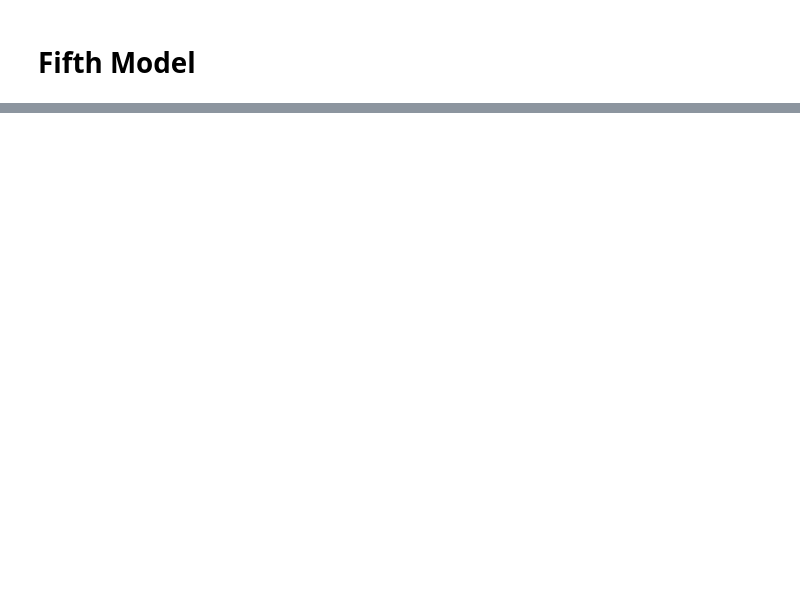
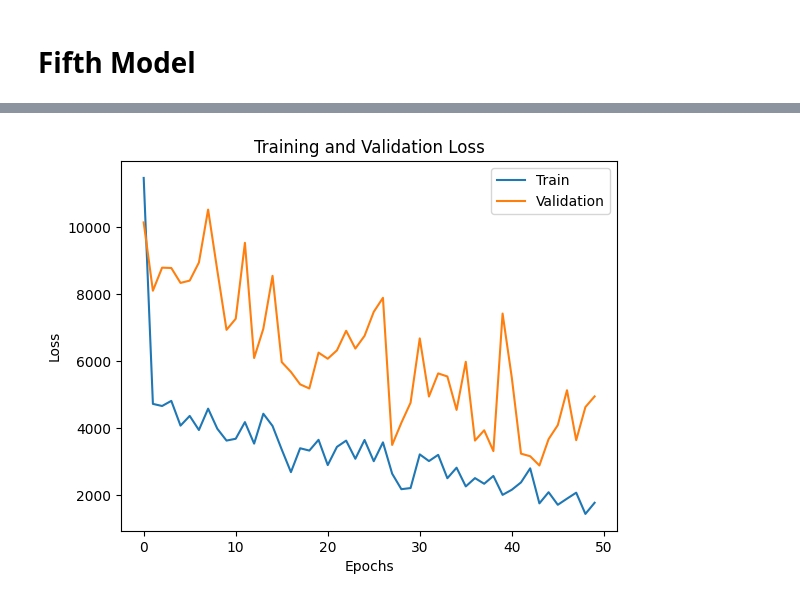
Before and after one commit to MAKEgroup/Covid_19_Propagation, a Jupyter notebook: Project/NN_Modeling.ipynb, the cells around one changed output, grey strips where cells are left out. Saved outputs shown, nothing was run; the diff lists cells and outputs as text; code cells hidden in the pictures; blank space fills up the shorter version.

Commit message:
plots of nn process added

```diff
--- a/Project/NN_Modeling.ipynb
+++ b/Project/NN_Modeling.ipynb
@@ -208,6 +237,6 @@ Model: "sequential_9"
  Trainable params: 2,561 (10.00 KB)
  Non-trainable params: 0 (0.00 B)
 # %%
-history = modle_1.fit(X_tr, y_tr, validation_split=0.25, epochs=50, batch_size=50)
+history1 = modle_1.fit(X_tr, y_tr, validation_split=0.25, epochs=50, batch_size=50)
 # %% [output]
 Epoch 1/50
@@ -471,0 +501,23 @@ loss_function(tf.convert_to_tensor(y_te), y_pred)
+# %%
+import matplotlib.pyplot as plt
+
+# Assuming history1 is an object that has a history attribute with 'loss' and 'val_loss'
+train_loss = history1.history['loss']
+val_loss = history1.history['val_loss']
+
+# Plotting the training and validation loss
+plt.plot(train_loss)
+plt.plot(val_loss)
+
+# Adding labels and title
+plt.xlabel('Epochs')
+plt.ylabel('Loss')
+plt.title('Training and Validation Loss')
+
+# Adding a legend
+plt.legend(["Train", "Validation"])
+
+# Display the plot
+plt.show()
+# %% [output]
+[figure, added]
```
Also changed, not shown: parts of 19 cells of this notebook, 1 other file.
